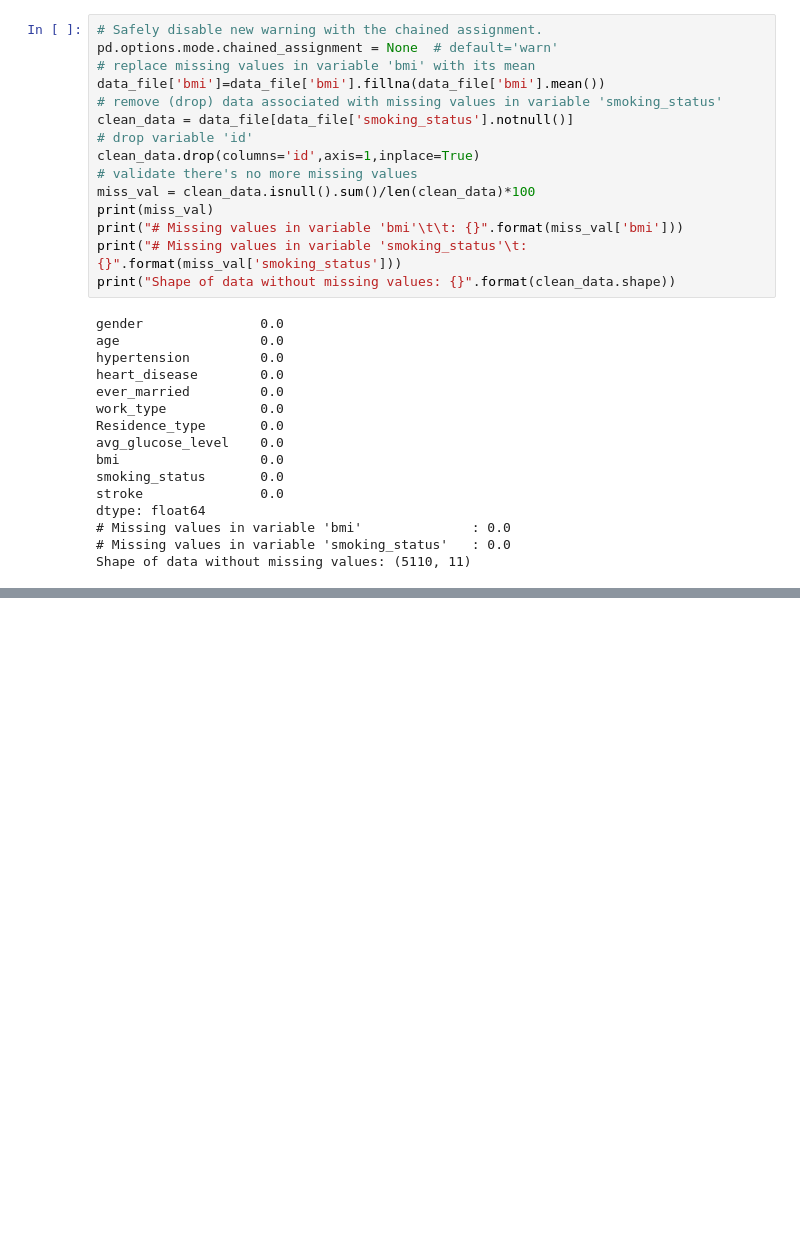
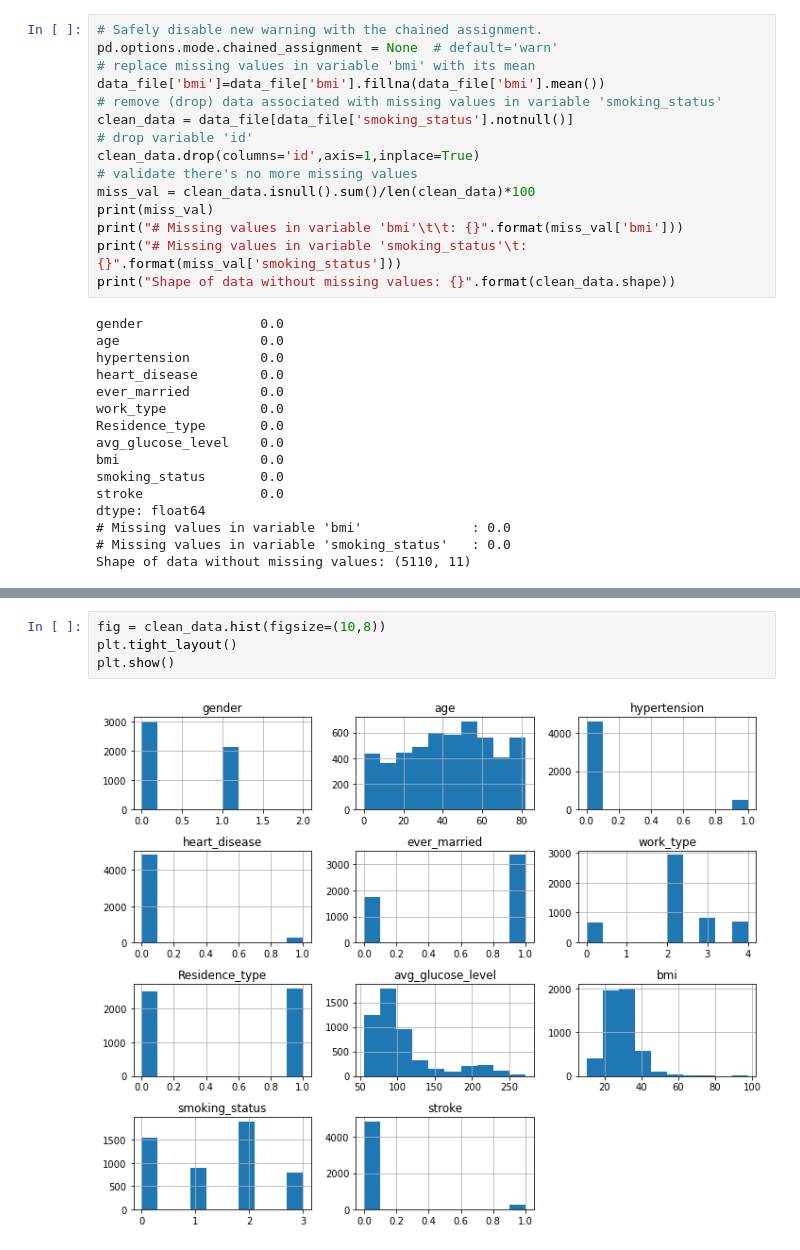
Before and after one commit to aqeel2022/Machine_Learning, a Jupyter notebook: Stroke Prediction/stroke_prediction.ipynb, the cells around one changed output, grey strips where cells are left out. Cells and saved outputs as stored; diff of their text form; blank space fills up the shorter version.

```diff
--- a/Stroke Prediction/stroke_prediction.ipynb
+++ b/Stroke Prediction/stroke_prediction.ipynb
@@ -145,0 +210,6 @@ Shape of data without missing values: (5110, 11)
+# %%
+fig = clean_data.hist(figsize=(10,8))
+plt.tight_layout()
+plt.show()
+# %% [output]
+[figure, added]
```
Also changed, not shown: parts of 11 cells of this notebook.
